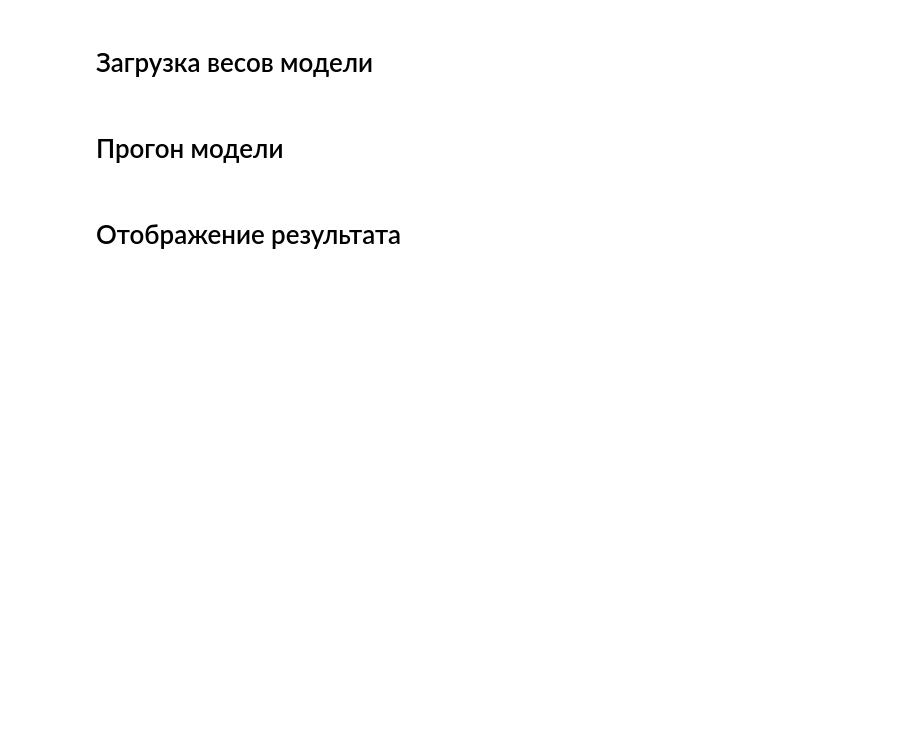
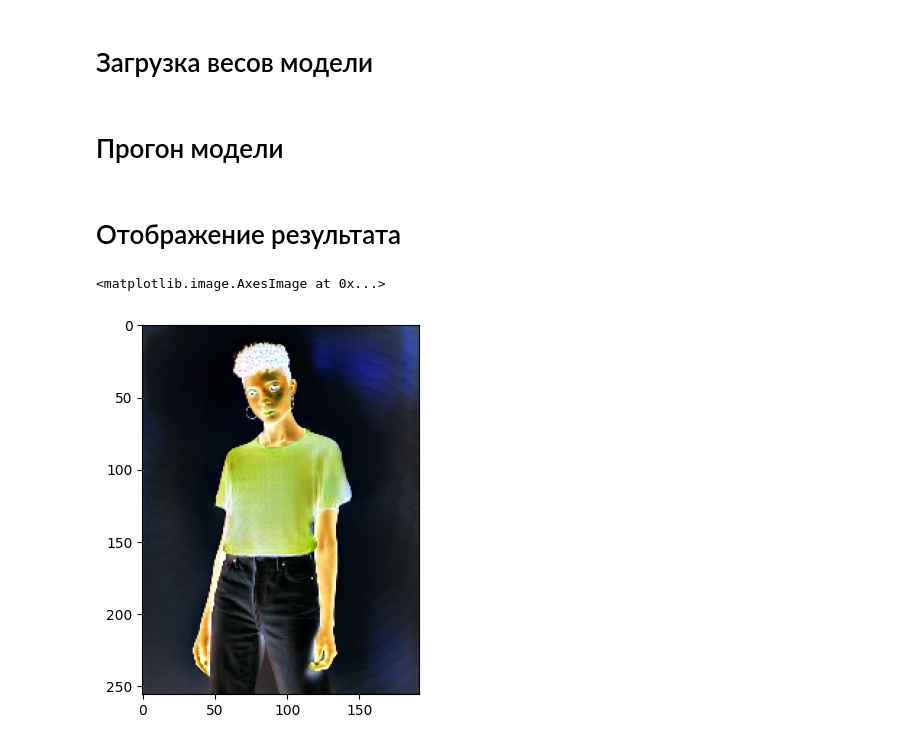
Before and after one commit to EgorProkopov/SMBackEnd, a Jupyter notebook: LookGenerator/networks_training/checking_encoder_decoder.ipynb, the cells around one changed output. Drawn from its saved outputs; the diff is of its cells as text; code cells hidden in the pictures; blank space fills up the shorter version.

Commit message:
add array change in checking_encoder_decoder.ipynb

```diff
--- a/LookGenerator/networks_training/checking_encoder_decoder.ipynb
+++ b/LookGenerator/networks_training/checking_encoder_decoder.ipynb
@@ -53,7 +54,7 @@ input_bin_transform = transforms.Compose([
 model_input = prepare_images_for_encoder(human_image, pose_points, clothes, input_rgb_transform, input_bin_transform).float()
 # %%
 #weights_dir = r"C:\Users\Даша\PycharmProjects\SMBackEnd\LookGenerator\weights\epoch_19.pt"
-weights_dir = r"C:\Users\DenisovDmitrii\OneDrive - ITMO UNIVERSITY\peopleDetector\encoder\weights\session17\epoch_09.pt"
+weights_dir = r"C:\Users\DenisovDmitrii\OneDrive - ITMO UNIVERSITY\peopleDetector\encoder\weights\session18\epoch_09.pt"
 # %%
 model = EncoderDecoder(in_channels=6, out_channels=3)
 model = load_model(model, weights_dir)
@@ -83,5 +84,8 @@ to_plt[:,:,0] = to_plt[:,:,2]
 to_plt[:,:,2] = c
 # %%
 show_array_as_image(np.invert(np.uint8(255*to_plt)))
-save_array_as_image(np.uint8(255*model_output), save_path=save_path_old)
+#save_array_as_image(np.uint8(255*model_output), save_path=save_path_old)
 # cv2.imwrite(fr"C:\Users\DenisovDmitrii\Desktop\forEncoder\out\{file_name}.png", cv2.cvtColor(np.uint8(255*model_output), cv2.COLOR_RGB2BGR) )
+# %% [output]
+<matplotlib.image.AxesImage at 0x...>
+[figure, added]
```
Also changed, not shown: parts of 5 cells of this notebook.
